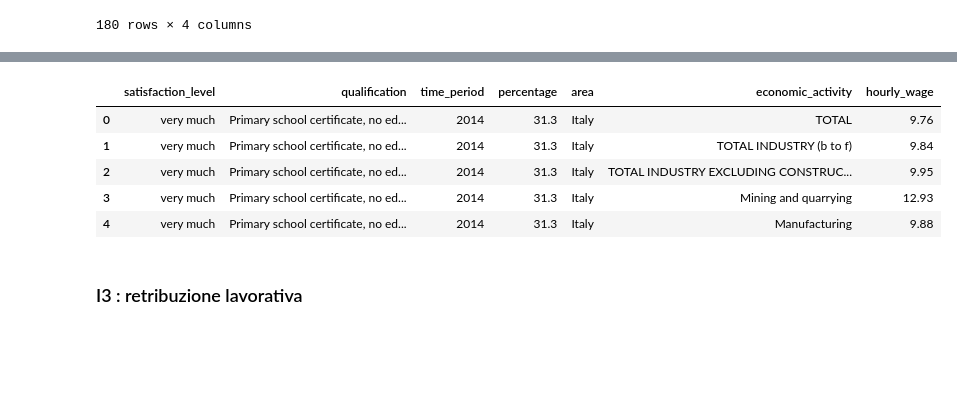
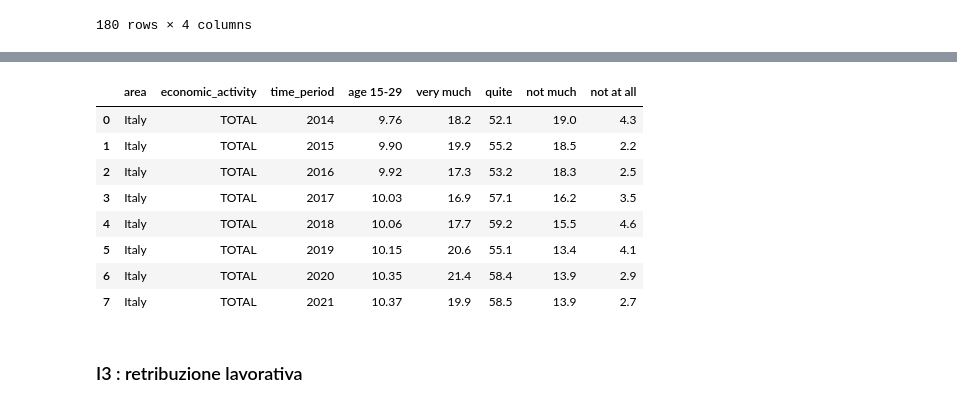
Before and after one commit to giorgiacrosilla/cif, a Jupyter notebook: datasets/intermediate_datasets.ipynb, the cells around one changed output, grey strips where cells are left out. Saved outputs shown, nothing was run; the diff lists cells and outputs as text; code cells hidden in the pictures; blank space fills up the shorter version.

```diff
--- a/datasets/intermediate_datasets.ipynb
+++ b/datasets/intermediate_datasets.ipynb
@@ -53,8 +55,8 @@ i1.head(5)
 import pandas as pd
 
 # Read the CSV file
-education = pd.read_csv("C:/Users/crosi/Documents/GitHub/cif/datasets/cleaned_csv/D4.csv", encoding="utf-8")
-education
+satisfaction = pd.read_csv("C:/Users/crosi/Documents/GitHub/cif/datasets/cleaned_csv/D4.csv", encoding="utf-8")
+satisfaction
 # %% [output]
 |  | satisfaction_level | qualification | time_period | percentage |
 | 0 | very much | Primary school certificate, no ed... | 2014 | 31.3 |
@@ -73,6 +138,6 @@ education
 import pandas as pd
 
 # Read the CSV file
-satisfaction = pd.read_csv("C:/Users/crosi/Documents/GitHub/cif/datasets/cleaned_csv/D6.csv", encoding="utf-8")
-satisfaction
+wageage = pd.read_csv("C:/Users/crosi/Documents/GitHub/cif/datasets/cleaned_csv/D6.csv", encoding="utf-8")
+wageage
 # %% [output]
@@ -89,3 +154,14 @@ satisfaction
 | 838 | Sud | Other service activities | 2020 | 7.81 |
 | 839 | Sud | Other service activities | 2021 | 7.87 |
 840 rows × 4 columns
+# %%
+for idx, i in wageage.iterrows():
+    if i.iloc[1] != "TOTAL":
+        wageage = wageage.drop(idx)
+
+for idx, i in wageage.iterrows():
+    if i.iloc[0] != "Italy":
+        wageage = wageage.drop(idx)
+
+
+wageage
@@ -92,14 +178,17 @@ satisfaction
 # %%
-i2 = pd.merge(education, satisfaction, on="time_period")
+i2 = pd.merge(wageage, df_no_duplicates, on="time_period")
 i2.to_csv("C:/Users/crosi/Documents/Github/cif/datasets/intermediate_datasets/i2.csv", index=False)
-i2.head(5)
+i2
 # %% [output]
-|  | satisfaction_level | qualification | time_period | percentage | area | economic_activity | hourly_wage |
-| 0 | very much | Primary school certificate, no ed... | 2014 | 31.3 | Italy | TOTAL | 9.76 |
-| 1 | very much | Primary school certificate, no ed... | 2014 | 31.3 | Italy | TOTAL INDUSTRY (b to f) | 9.84 |
-| 2 | very much | Primary school certificate, no ed... | 2014 | 31.3 | Italy | TOTAL INDUSTRY EXCLUDING CONSTRUC... | 9.95 |
-| 3 | very much | Primary school certificate, no ed... | 2014 | 31.3 | Italy | Mining and quarrying | 12.93 |
-| 4 | very much | Primary school certificate, no ed... | 2014 | 31.3 | Italy | Manufacturing | 9.88 |
+|  | area | economic_activity | time_period | age 15-29 | very much | quite | not much | not at all |
+| 0 | Italy | TOTAL | 2014 | 9.76 | 18.2 | 52.1 | 19.0 | 4.3 |
+| 1 | Italy | TOTAL | 2015 | 9.90 | 19.9 | 55.2 | 18.5 | 2.2 |
+| 2 | Italy | TOTAL | 2016 | 9.92 | 17.3 | 53.2 | 18.3 | 2.5 |
+| 3 | Italy | TOTAL | 2017 | 10.03 | 16.9 | 57.1 | 16.2 | 3.5 |
+| 4 | Italy | TOTAL | 2018 | 10.06 | 17.7 | 59.2 | 15.5 | 4.6 |
+| 5 | Italy | TOTAL | 2019 | 10.15 | 20.6 | 55.1 | 13.4 | 4.1 |
+| 6 | Italy | TOTAL | 2020 | 10.35 | 21.4 | 58.4 | 13.9 | 2.9 |
+| 7 | Italy | TOTAL | 2021 | 10.37 | 19.9 | 58.5 | 13.9 | 2.7 |
 # %% [markdown]
 ### I3 : retribuzione lavorativa
 # %%
```
Also changed, not shown: parts of 15 cells of this notebook, 11 other files.
